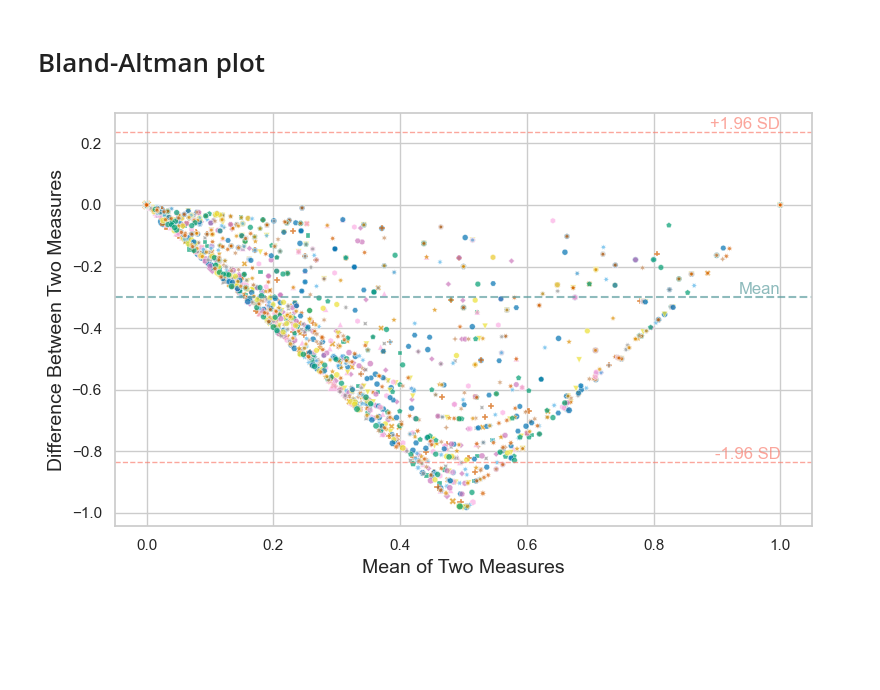
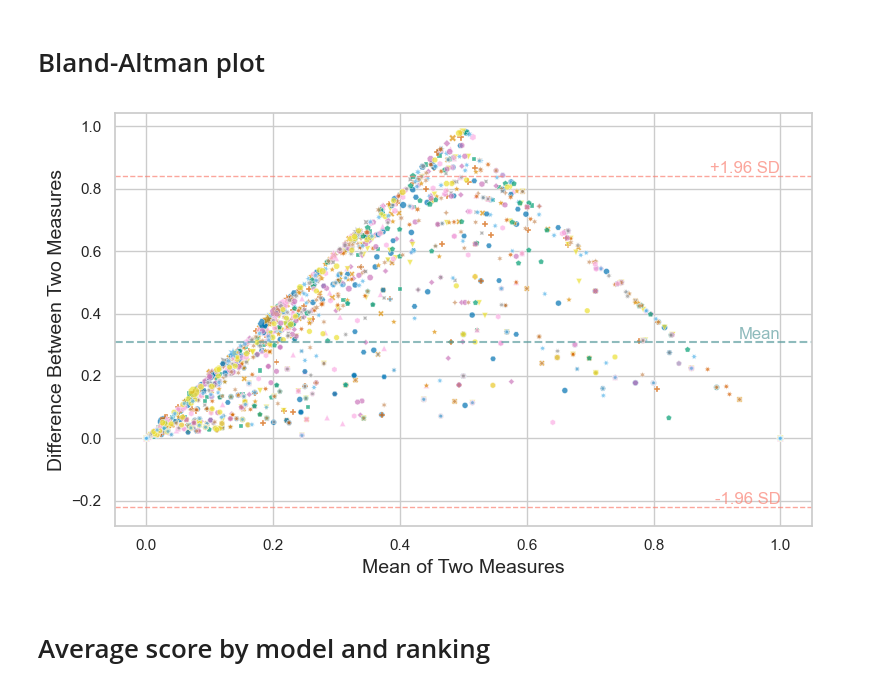
Before and after one commit to WojciechKusa/normalised-precision-at-recall, a Jupyter notebook: notebooks/normalised-precision-analysis.ipynb, the cells around one changed output. Cells and saved outputs as stored; diff of their text form; code cells hidden in the pictures; blank space fills up the shorter version.

```diff
--- a/notebooks/normalised-precision-analysis.ipynb
+++ b/notebooks/normalised-precision-analysis.ipynb
@@ -12,6 +12,9 @@ from evaluation import n_precision_at_recall_for_query, precision_at_recall_for_
 %matplotlib inline
 # %%
 runs = pickle.load(open('../data/0_external/runs.pkl', 'rb'))
+# %%
+# remove "pubmedbert"
+runs = {k: v for k, v in runs.items() if not k.startswith("pubmedbert")}
 # %%
 print(f"runs: {len(runs)}")
 print(f"topics: {len(runs['bm25_abstract'])}")
@@ -26,16 +29,31 @@ for run_name, run in runs.items():
     scores_dict = {}
     print(run_name)
     for query_id, rankings in run.items():
+        if len(rankings) != len(qrels[query_id]):
+            # add missing documents at the end of the ranking with score -1000
+            for doc_id in qrels[query_id].keys():
+                if doc_id not in rankings:
+                    rankings[doc_id] = -1000
+
+            # remove documents that are not in qrels
+            rankings = {k: v for k, v in rankings.items() if k in qrels[query_id]}
+
+
         scores_dict[query_id] = {}
+        # breakpoint()
         scores_dict[query_id]['model'] = run_name
         qrels_for_query = qrels[query_id]
-        scores_dict[query_id]['nP@95%'] = n_precision_at_recall_for_query(rankings=rankings, qrels=qrels_for_query, recall_level=0.95)
-        scores_dict[query_id]['P@95%'] = precision_at_recall_for_query(rankings=rankings, qrels=qrels_for_query, recall_level=0.95)
-        scores_dict[query_id]['TNR@95%'] = tnr_at_recall_for_query(rankings=rankings, qrels=qrels_for_query, recall_level=0.95)
+        scores_dict[query_id]['nP@95%'] = n_precision_at_recall_for_query(rankings=rankings, qrels=qrels_for_query,
+                                                                          recall_level=0.95)
+        scores_dict[query_id]['P@95%'] = precision_at_recall_for_query(rankings=rankings, qrels=qrels_for_query,
+                                                                       recall_level=0.95)
+        scores_dict[query_id]['TNR@95%'] = tnr_at_recall_for_query(rankings=rankings, qrels=qrels_for_query,
+                                                                   recall_level=0.95)
         scores_dict[query_id]['last_rel'] = find_last_relevant_for_query(rankings=rankings, qrels=qrels_for_query)
-        scores_dict[query_id]['MAP'] = mean_average_precision_for_query(rankings=rankings, qrels=qrels_for_query)
+        scores_dict[query_id]['MAP'] = average_precision_for_query(rankings=rankings, qrels=qrels_for_query)
 
         scores_dict[query_id]['Dataset size'] = len(rankings)
+        scores_dict[query_id]['qrels_len'] = len(qrels_for_query)
         scores_dict[query_id]['%Irrelevant'] = list(qrels_for_query.values()).count(0) / len(qrels_for_query)
         scores_dict[query_id]['%Relevant'] = list(qrels_for_query.values()).count(1) / len(qrels_for_query)
     print(len(df))
@@ -60,0 +99,4 @@ pubmedbert_criteria
+# %%
+# drop NA for ["nP@95%"]
+df = df.dropna(subset="nP@95%")
+len(df)
@@ -189,7 +312,9 @@ def bland_altman_plot(data1, data2, labels, data_sizes, *args, **kwargs):
 # data2 = [your_data_set_2]
 # bland_altman_plot(data1, data2)
 # %%
-bland_altman_plot(df["nP@95%"], df["TNR@95%"], labels=df["model"].tolist(),
+bland_altman_plot(df["TNR@95%"], df["nP@95%"], labels=df["model"].tolist(),
                   data_sizes=df["Dataset size"])
 # %% [output]
-[figure, old version]
+[figure, new version]
+# %% [markdown]
+# Average score by model and ranking
```
Also changed, not shown: parts of 33 cells of this notebook.
